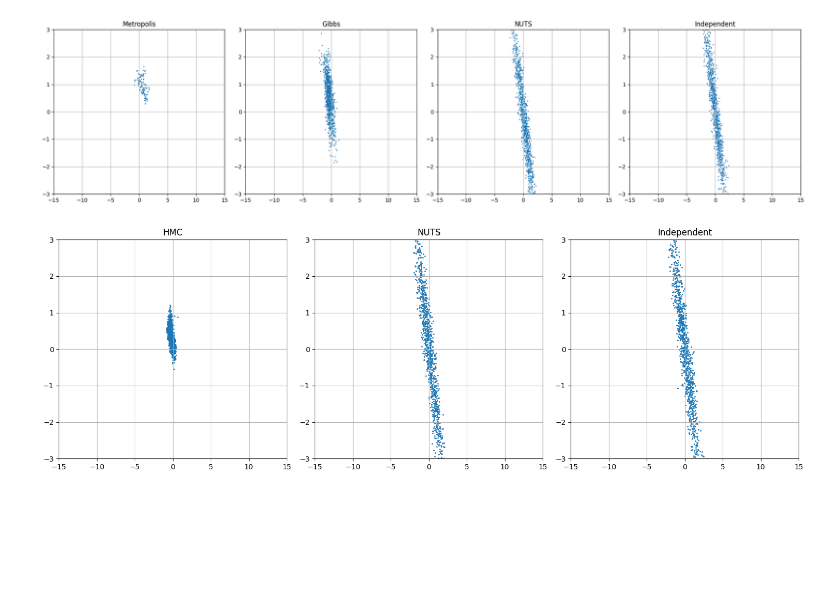
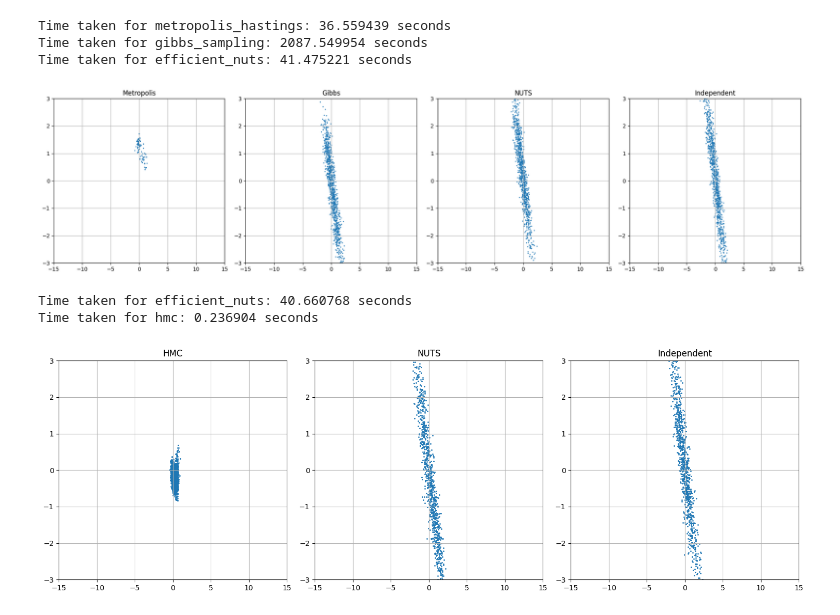
Before and after one commit to abencarrington/No-U-Turn-Sampler, a Jupyter notebook: src/NUTS_Implementation.ipynb, the cells around one changed output. Cells and saved outputs as stored; diff of their text form; code cells hidden in the pictures; blank space fills up the shorter version.

Commit message:
Added timing wrapper

```diff
--- a/src/NUTS_Implementation.ipynb
+++ b/src/NUTS_Implementation.ipynb
@@ -5,3 +11,12 @@ from scipy.stats import wishart, multivariate_normal
+# %%
+def timeit(func):
+    def wrapper(*args, **kwargs):
+        start = time.time()
+        result = func(*args, **kwargs)
+        end = time.time()
+        print(f'Time taken for {func.__name__}: {end - start:.6f} seconds')
+        return result
+    return wrapper
 # %%
 '''
 All code for functions implementing the NUTS algorithm is adapted from publicly available code at https://mc-stan.org/
@@ -156,6 +171,7 @@ def build_tree(theta, r, grad, logu, v, j, epsilon, f, joint0):
 
 
 # NUTS algorithm
+@timeit
 def efficient_nuts(f, M, Madapt, theta0, delta=0.6):
     """
     Implements the No-U-Turn Sampler (NUTS) algorithm for sampling from a target distribution.
@@ -261,6 +277,7 @@ def log_prob(theta):
     return -0.5 * np.dot(theta.T, np.dot(A, theta)), -np.dot(A, theta)
 
 # Metropolis-Hastings algorithm
+@timeit
 def metropolis_hastings(log_prob, initial_theta, num_samples):
     """
     Implements the Metropolis-Hastings algorithm for sampling from a target distribution.
@@ -293,6 +310,7 @@ def metropolis_hastings(log_prob, initial_theta, num_samples):
     return samples
 
 # Gibbs sampling algorithm
+@timeit
 def gibbs_sampling(A, num_samples):
     """
     Implements Gibbs sampling for sampling from a target distribution.
@@ -354,35 +372,39 @@ fig, axes = plt.subplots(1, 4, figsize=(20, 5))
 axes[0].scatter(mh_samples[:, 0], mh_samples[:, 1], s=1)
 axes[0].set_title('Metropolis')
 axes[0].set_xlim([-15, 15])
 axes[0].set_ylim([-3, 3])
 axes[0].grid(True)
 
 # Gibbs
 axes[1].scatter(gibbs_samples[:, 0], gibbs_samples[:, 1], s=1)
 axes[1].set_title('Gibbs')
 axes[1].set_xlim([-15, 15])
 axes[1].set_ylim([-3, 3])
 axes[1].grid(True)
 
 # NUTS
 axes[2].scatter(nuts_samples[:, 0], nuts_samples[:, 1], s=1)
 axes[2].set_title('NUTS')
 axes[2].set_xlim([-15, 15])
 axes[2].set_ylim([-3, 3])
 axes[2].grid(True)
 
 # Independent samples
 axes[3].scatter(independent_samples[:, 0], independent_samples[:, 1], s=1)
 axes[3].set_title('Independent')
 axes[3].set_xlim([-15, 15])
 axes[3].set_ylim([-3, 3])
 axes[3].grid(True)
 
 plt.tight_layout()
 plt.show()
 # %% [output]
+Time taken for metropolis_hastings: 36.559439 seconds
+Time taken for gibbs_sampling: 2087.549954 seconds
+Time taken for efficient_nuts: 41.475221 seconds
-[figure, old version]
+[figure, new version]
 # %%
+@timeit
 def hmc(log_prob, initial_theta, num_samples, epsilon, L):
     """
     Implements the Hamiltonian Monte Carlo (HMC) algorithm for sampling from a target distribution.
@@ -482,4 +504,6 @@ axes[2].grid(True)
 plt.tight_layout()
 plt.show()
 # %% [output]
+Time taken for efficient_nuts: 40.660768 seconds
+Time taken for hmc: 0.236904 seconds
-[figure, old version]
+[figure, new version]
```
Also changed, not shown: parts of 1 cell of this notebook.
